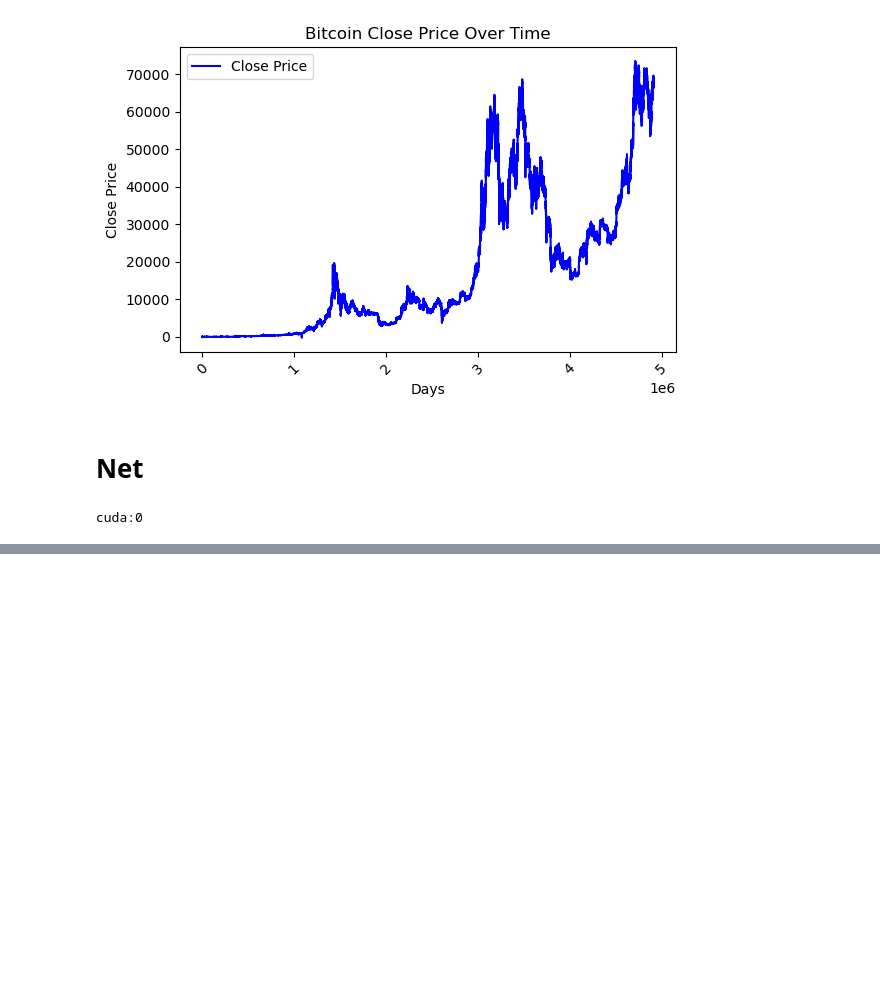
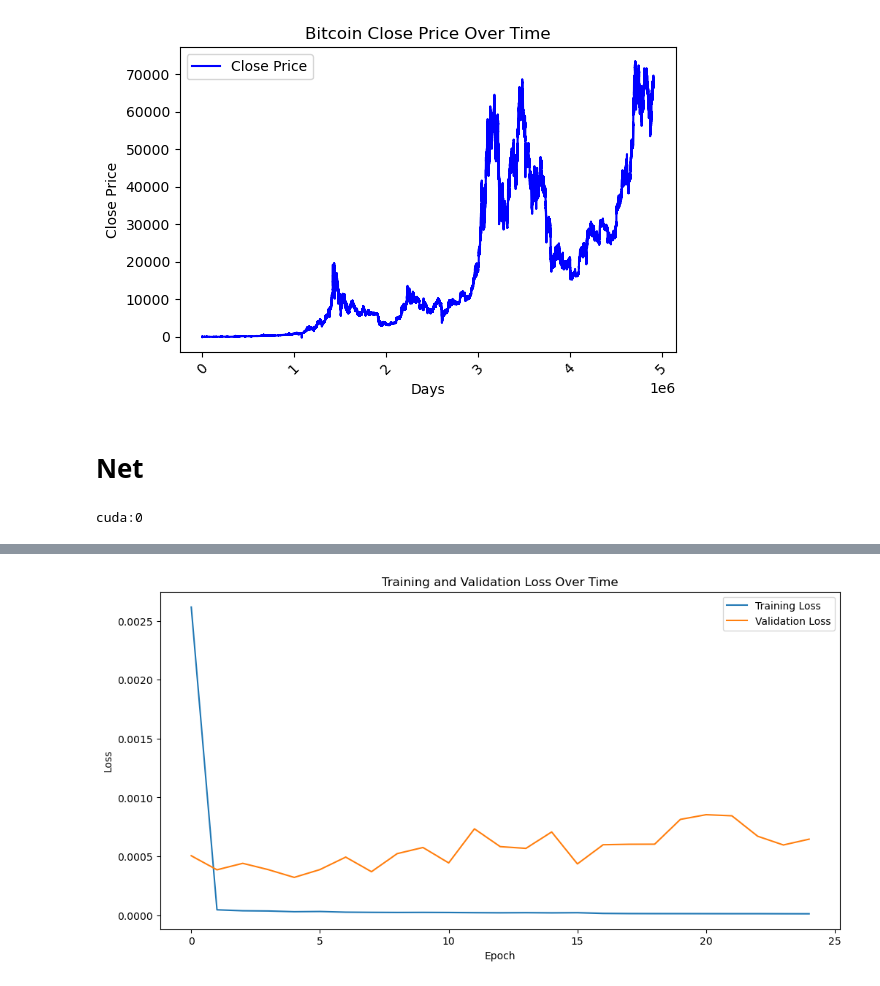
Before and after one commit to Doosheck/bitformer, a Jupyter notebook: transformer.ipynb, the cells around one changed output, grey strips where cells are left out. Drawn from its saved outputs; the diff is of its cells as text; code cells hidden in the pictures; blank space fills up the shorter version.

```diff
--- a/transformer.ipynb
+++ b/transformer.ipynb
@@ -265,7 +265,7 @@ for epoch in range(num_epochs):
         best_val_loss = val_loss
         no_improvement_count = 0
         # Save best model
-        torch.save(model.state_dict(), 'best_model.pth')
+        torch.save(model.state_dict(), f'best_model_layers_{model.transformer_encoder.layers.__len__()}_heads_{model.transformer_encoder.layers[0].self_attn.num_heads}_hidden_{model.transformer_encoder.layers[0].linear1.in_features}_inputwindow_{input_window}.pth')
     else:
         no_improvement_count += 1
 
@@ -273,7 +273,7 @@ for epoch in range(num_epochs):
         print(f'Early stopping at epoch {epoch}')
         break
 
-    if epoch % 10 == 0:
+    if epoch % 2 == 0:
         print(f'Epoch {epoch}: Train Loss: {train_loss:.6f}, Val Loss: {val_loss:.6f}')
 # %% [output]
 Epoch 0: Train Loss: 0.002618, Val Loss: 0.000505
@@ -279,0 +283,11 @@ Epoch 0: Train Loss: 0.002618, Val Loss: 0.000505
+# %%
+plt.figure(figsize=(12, 6))
+plt.plot(train_losses, label='Training Loss')
+plt.plot(val_losses, label='Validation Loss')
+plt.xlabel('Epoch')
+plt.ylabel('Loss')
+plt.title('Training and Validation Loss Over Time')
+plt.legend()
+plt.show()
+# %% [output]
+[figure, added]
```
Also changed, not shown: parts of 4 cells of this notebook.
